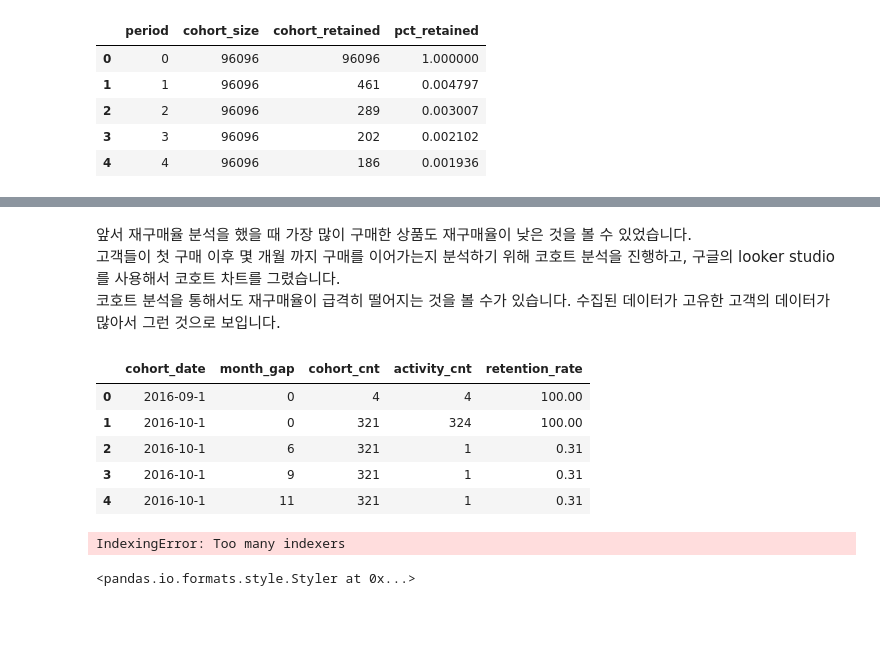
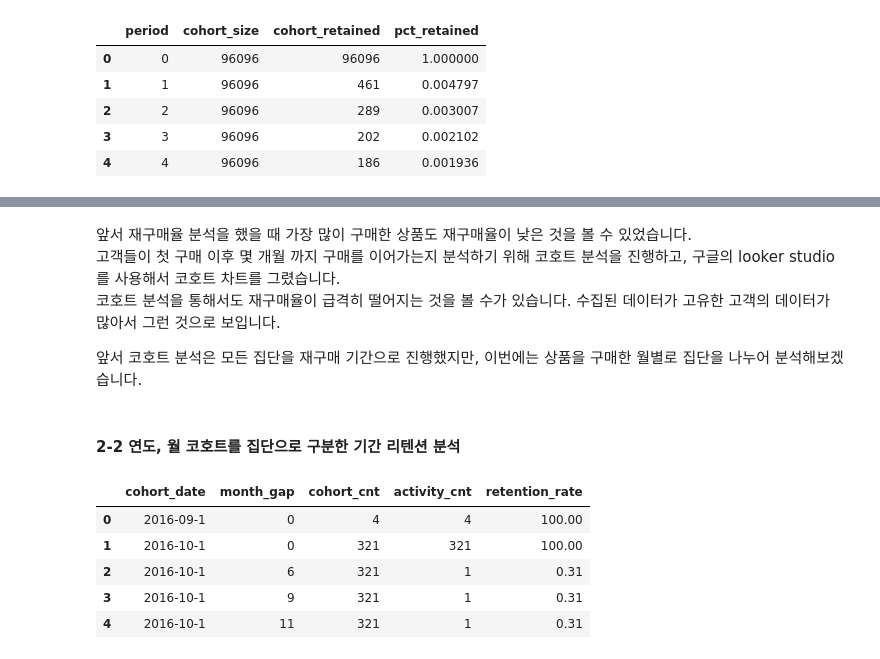
Before and after one commit to wbin0718/e-commerce_data_analysis, a Jupyter notebook: e_commerce_sql.ipynb, the cells around one changed output, grey strips where cells are left out. Cells and saved outputs as stored; diff of their text form; code cells hidden in the pictures; blank space fills up the shorter version.

```diff
--- a/e_commerce_sql.ipynb
+++ b/e_commerce_sql.ipynb
@@ -310,6 +314,10 @@ df.head()
 앞서 재구매율 분석을 했을 때 가장 많이 구매한 상품도 재구매율이 낮은 것을 볼 수 있었습니다.
 고객들이 첫 구매 이후 몇 개월 까지 구매를 이어가는지 분석하기 위해 코호트 분석을 진행하고, 구글의 looker studio를 사용해서 코호트 차트를 그렸습니다.
 코호트 분석을 통해서도 재구매율이 급격히 떨어지는 것을 볼 수가 있습니다. 수집된 데이터가 고유한 고객의 데이터가 많아서 그런 것으로 보입니다.
+
+앞서 코호트 분석은 모든 집단을 재구매 기간으로 진행했지만, 이번에는 상품을 구매한 월별로 집단을 나누어 분석해보겠습니다.
+# %% [markdown]
+#### 2-2 연도, 월 코호트를 집단으로 구분한 기간 리텐션 분석
 # %%
 sql = """
 WITH cohort AS (
@@ -322,43 +330,40 @@ WITH cohort AS (
 
   cohort_size AS (
     SELECT cohort_date
           ,COUNT(DISTINCT customer_unique_id) AS cohort_cnt
     FROM cohort
     GROUP BY cohort_date
   ),
 
   activities AS (
     SELECT b.customer_unique_id
       ,FORMAT_DATETIME("%Y-%m-01",order_purchase_timestamp) AS activity_date
     FROM `olist.olist_orders_dataset` a
     LEFT JOIN `olist.olist_customers_dataset` b on a.customer_id = b.customer_id
   )
 
 SELECT cohort.cohort_date
       ,DATE_DIFF(DATETIME(activity_date), DATETIME(cohort.cohort_date), month) AS month_gap
       ,cohort_cnt
-      ,COUNT(activities.customer_unique_id) AS activity_cnt
+      ,COUNT(DISTINCT activities.customer_unique_id) AS activity_cnt
       ,ROUND(COUNT(DISTINCT activities.customer_unique_id) * 100.0 / cohort_cnt, 2) AS retention_rate
 FROM cohort
 LEFT JOIN cohort_size ON cohort.cohort_date = cohort_size.cohort_date
 LEFT JOIN activities ON cohort.customer_unique_id = activities.customer_unique_id
 GROUP BY 1,2,3
 ORDER BY 1,2
 """
 df = sql_to_dataframe(sql)
 df.head()
 # %% [output]
 |  | cohort_date | month_gap | cohort_cnt | activity_cnt | retention_rate |
 | 0 | 2016-09-1 | 0 | 4 | 4 | 100.00 |
-| 1 | 2016-10-1 | 0 | 321 | 324 | 100.00 |
+| 1 | 2016-10-1 | 0 | 321 | 321 | 100.00 |
 | 2 | 2016-10-1 | 6 | 321 | 1 | 0.31 |
 | 3 | 2016-10-1 | 9 | 321 | 1 | 0.31 |
 | 4 | 2016-10-1 | 11 | 321 | 1 | 0.31 |
 # %%
-df.pivot_table(index = "cohort_date",
+df_pivot_table = df.pivot_table(index="cohort_date",
                columns = "month_gap",
-               values = "retention_rate",
-               fill_value = 0).style.background_gradient(cmap="Blues")
+               values="retention_rate",
+               fill_value = 0)
-# %% [output]
-IndexingError: Too many indexers
-<pandas.io.formats.style.Styler at 0x...>
```
Also changed, not shown: parts of 9 cells of this notebook.
